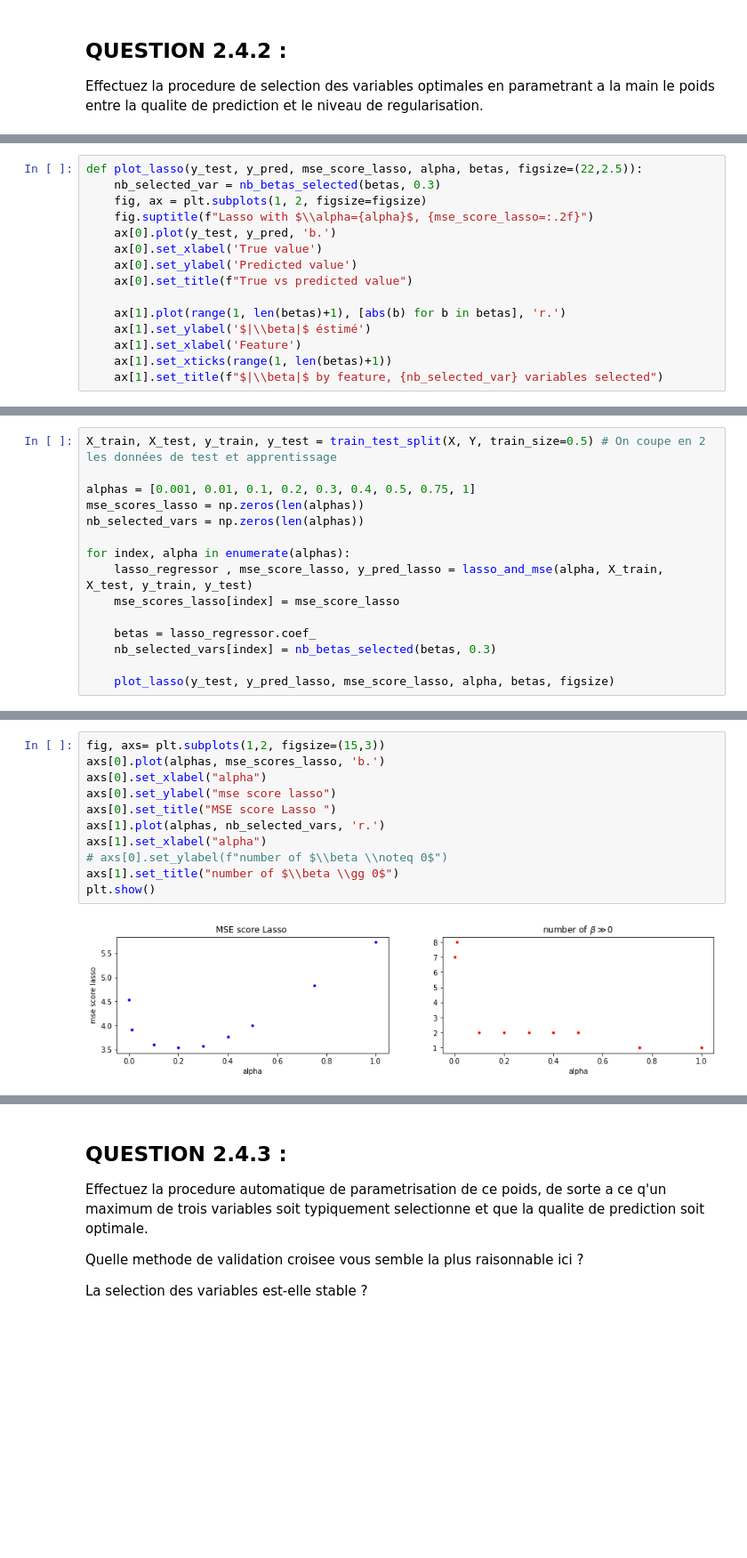
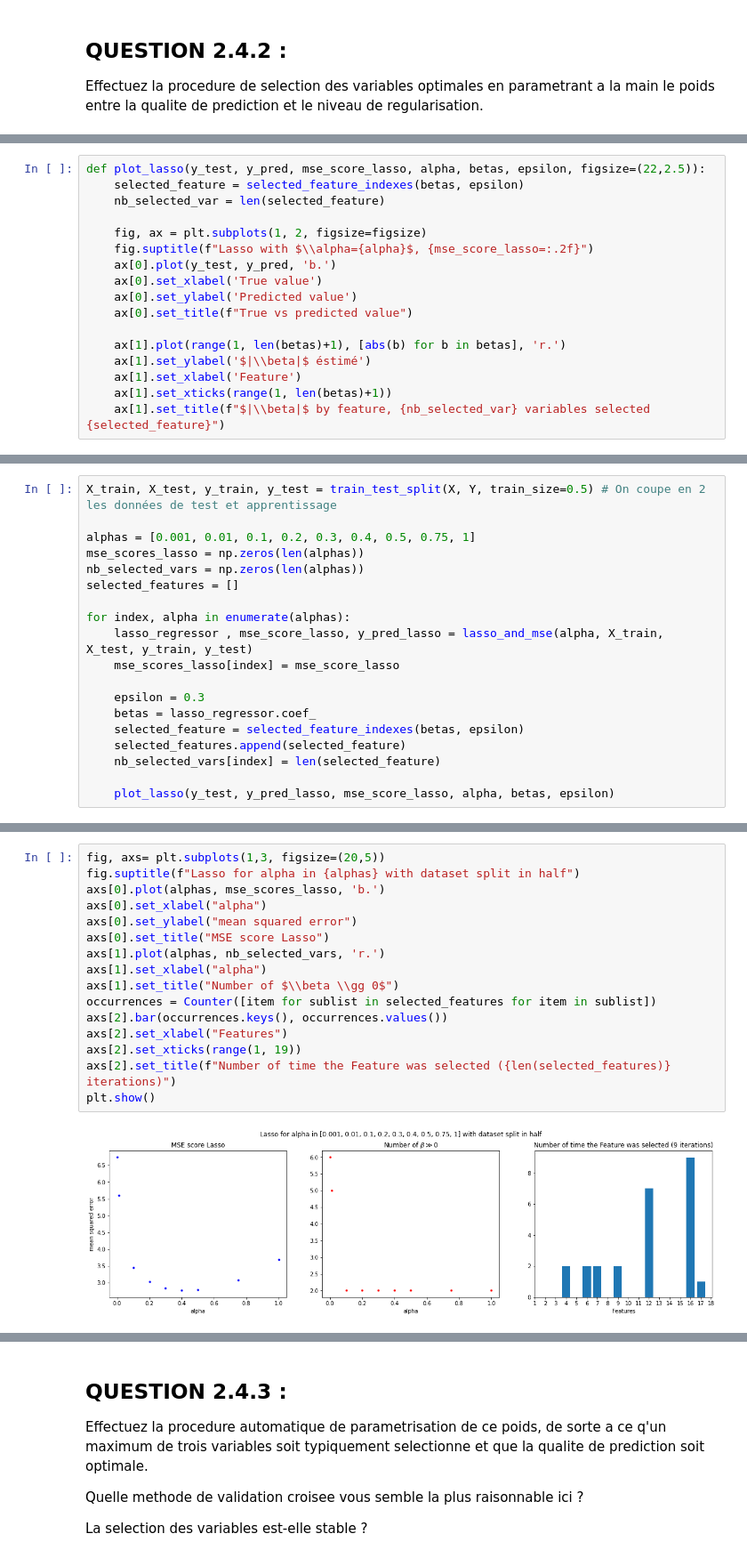
Before and after one commit to LudovicSterlin/ssd-aml-modele-lineaire, a Jupyter notebook: TPnote_ModeleLineaire/Examen_ModeleLineaire_2020.ipynb, the cells around one changed output, grey strips where cells are left out. Shown at 89% size. Saved outputs shown, nothing was run; the diff lists cells and outputs as text; blank space fills up the shorter version.

Commit message:
Add resuming plot and loop on lasso anf k-fold methods

```diff
--- a/TPnote_ModeleLineaire/Examen_ModeleLineaire_2020.ipynb
+++ b/TPnote_ModeleLineaire/Examen_ModeleLineaire_2020.ipynb
@@ -475,6 +490,8 @@ def nb_betas_selected(betas, epsilon = 0.3):
 # %%
-def plot_lasso(y_test, y_pred, mse_score_lasso, alpha, betas, figsize=(22,2.5)):
-    nb_selected_var = nb_betas_selected(betas, 0.3)
+def plot_lasso(y_test, y_pred, mse_score_lasso, alpha, betas, epsilon, figsize=(22,2.5)):
+    selected_feature = selected_feature_indexes(betas, epsilon)
+    nb_selected_var = len(selected_feature)
+
     fig, ax = plt.subplots(1, 2, figsize=figsize)
     fig.suptitle(f"Lasso with $\\alpha={alpha}$, {mse_score_lasso=:.2f}")
     ax[0].plot(y_test, y_pred, 'b.')
@@ -486,4 +503,4 @@ def plot_lasso(y_test, y_pred, mse_score_lasso, alpha, betas, figsize=(22,2.5)):
     ax[1].set_ylabel('$|\\beta|$ éstimé')
     ax[1].set_xlabel('Feature')
     ax[1].set_xticks(range(1, len(betas)+1))
-    ax[1].set_title(f"$|\\beta|$ by feature, {nb_selected_var} variables selected")
+    ax[1].set_title(f"$|\\beta|$ by feature, {nb_selected_var} variables selected {selected_feature}")
@@ -493,13 +514,17 @@ X_train, X_test, y_train, y_test = train_test_split(X, Y, train_size=0.5) # On c
 alphas = [0.001, 0.01, 0.1, 0.2, 0.3, 0.4, 0.5, 0.75, 1]
 mse_scores_lasso = np.zeros(len(alphas))
 nb_selected_vars = np.zeros(len(alphas))
+selected_features = []
 
 for index, alpha in enumerate(alphas):
     lasso_regressor , mse_score_lasso, y_pred_lasso = lasso_and_mse(alpha, X_train, X_test, y_train, y_test)
     mse_scores_lasso[index] = mse_score_lasso
 
+    epsilon = 0.3
     betas = lasso_regressor.coef_
-    nb_selected_vars[index] = nb_betas_selected(betas, 0.3)
+    selected_feature = selected_feature_indexes(betas, epsilon)
+    selected_features.append(selected_feature)
+    nb_selected_vars[index] = len(selected_feature)
 
-    plot_lasso(y_test, y_pred_lasso, mse_score_lasso, alpha, betas, figsize)
+    plot_lasso(y_test, y_pred_lasso, mse_score_lasso, alpha, betas, epsilon)
 # %% [output]
@@ -515,13 +540,18 @@ for index, alpha in enumerate(alphas):
 # %%
-fig, axs= plt.subplots(1,2, figsize=(15,3))
+fig, axs= plt.subplots(1,3, figsize=(20,5))
+fig.suptitle(f"Lasso for alpha in {alphas} with dataset split in half")
 axs[0].plot(alphas, mse_scores_lasso, 'b.')
 axs[0].set_xlabel("alpha")
-axs[0].set_ylabel("mse score lasso")
-axs[0].set_title("MSE score Lasso ")
+axs[0].set_ylabel("mean squared error")
+axs[0].set_title("MSE score Lasso")
 axs[1].plot(alphas, nb_selected_vars, 'r.')
 axs[1].set_xlabel("alpha")
-# axs[0].set_ylabel(f"number of $\\beta \\noteq 0$")
-axs[1].set_title("number of $\\beta \\gg 0$")
+axs[1].set_title("Number of $\\beta \\gg 0$")
+occurrences = Counter([item for sublist in selected_features for item in sublist])
+axs[2].bar(occurrences.keys(), occurrences.values())
+axs[2].set_xlabel("Features")
+axs[2].set_xticks(range(1, 19))
+axs[2].set_title(f"Number of time the Feature was selected ({len(selected_features)} iterations)")
 plt.show()
 # %% [output]
-[figure, old version]
+[figure, new version]
```
Also changed, not shown: parts of 13 cells of this notebook.
